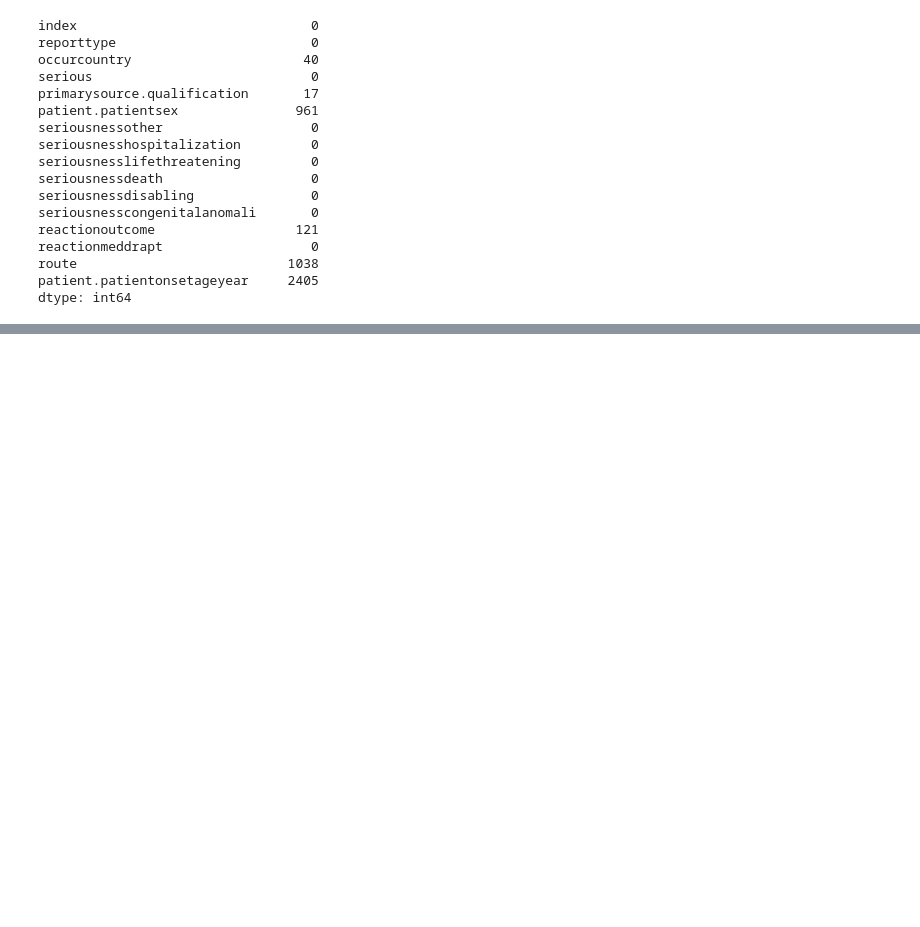
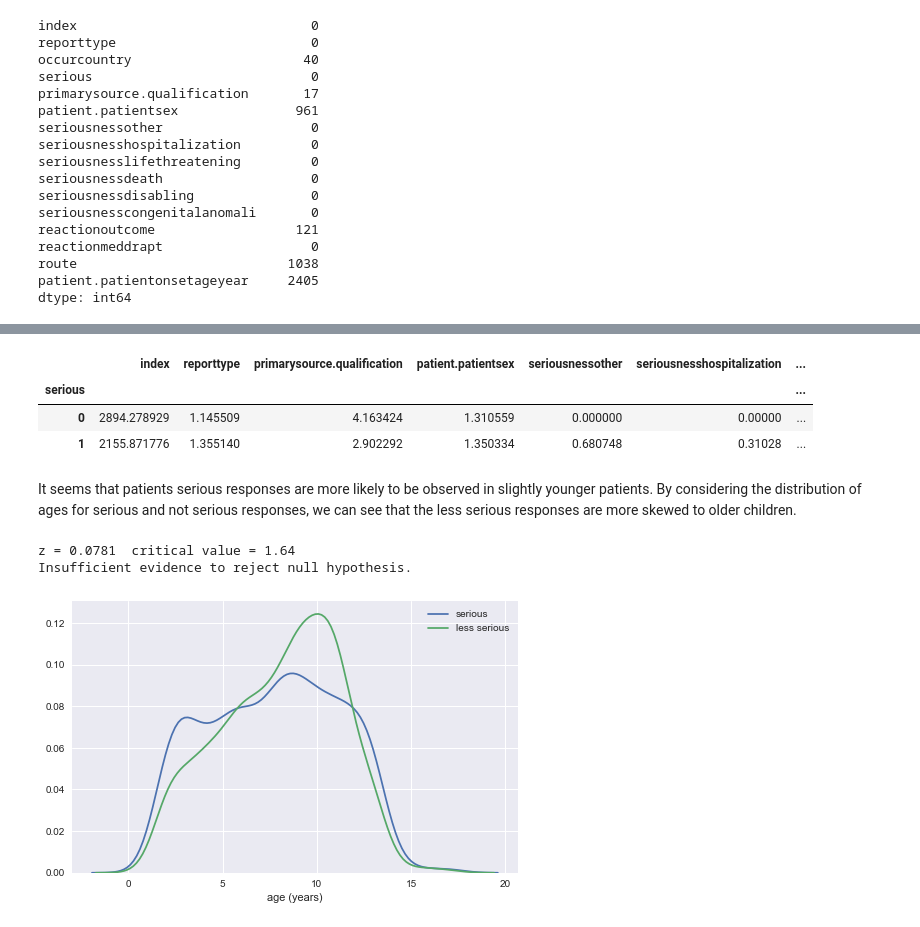
Before and after one commit to ambevan/OpenFDA_Case_Study, a Jupyter notebook: Severity of adverse reactions in children.ipynb, the cells around one changed output, grey strips where cells are left out. Saved outputs shown, nothing was run; the diff lists cells and outputs as text; code cells hidden in the pictures; blank space fills up the shorter version.

```diff
--- a/Severity of adverse reactions in children.ipynb
+++ b/Severity of adverse reactions in children.ipynb
@@ -122,0 +153,35 @@ dtype: int64
+# %%
+pediatric_data.groupby('serious').mean()
+# %% [output]
+|  | index | reporttype | primarysource.qualification | patient.patientsex | seriousnessother | seriousnesshospitalization | ... |
+| serious |  |  |  |  |  |  | ... |
+| 0 | 2894.278929 | 1.145509 | 4.163424 | 1.310559 | 0.000000 | 0.00000 | ... |
+| 1 | 2155.871776 | 1.355140 | 2.902292 | 1.350334 | 0.680748 | 0.31028 | ... |
+# %% [markdown]
+It seems that patients serious responses are more likely to be observed in slightly younger patients. By considering the distribution of ages for serious and not serious responses, we can see that the less serious responses are more skewed to older children.
+# %%
+fig = plt.figure(figsize=(8,5))
+serious_1 = pediatric_data.loc[pediatric_data.serious==1,'patient.patientonsetageyear']
+serious_0 = pediatric_data.loc[pediatric_data.serious==0,'patient.patientonsetageyear']
+sns.kdeplot(serious_1, label='serious');
+sns.kdeplot(serious_0, label='less serious');
+plt.xlabel('age (years)');
+
+def z_test(series1, series2, prob):
+    sd1 = series1.std()
+    sd2 = series2.std()
+    mu1 = series1.mean()
+    mu2 = series2.mean()
+    z = (mu1-mu2)/(sd1**2 + sd2**2)**0.5
+    crit = st.norm.ppf(prob)
+    print(f'z = {z:.3}  critical value = {crit:.3}')
+    if z < crit:
+        print('Insufficient evidence to reject null hypothesis.')
+    return z
+
+#perform z test to compare means of distributions
+z = z_test(serious_0,serious_1, 0.95)
+# %% [output]
+z = 0.0781  critical value = 1.64
+Insufficient evidence to reject null hypothesis.
+[figure, added]
```
Also changed, not shown: parts of 34 cells of this notebook, 3 other files.
